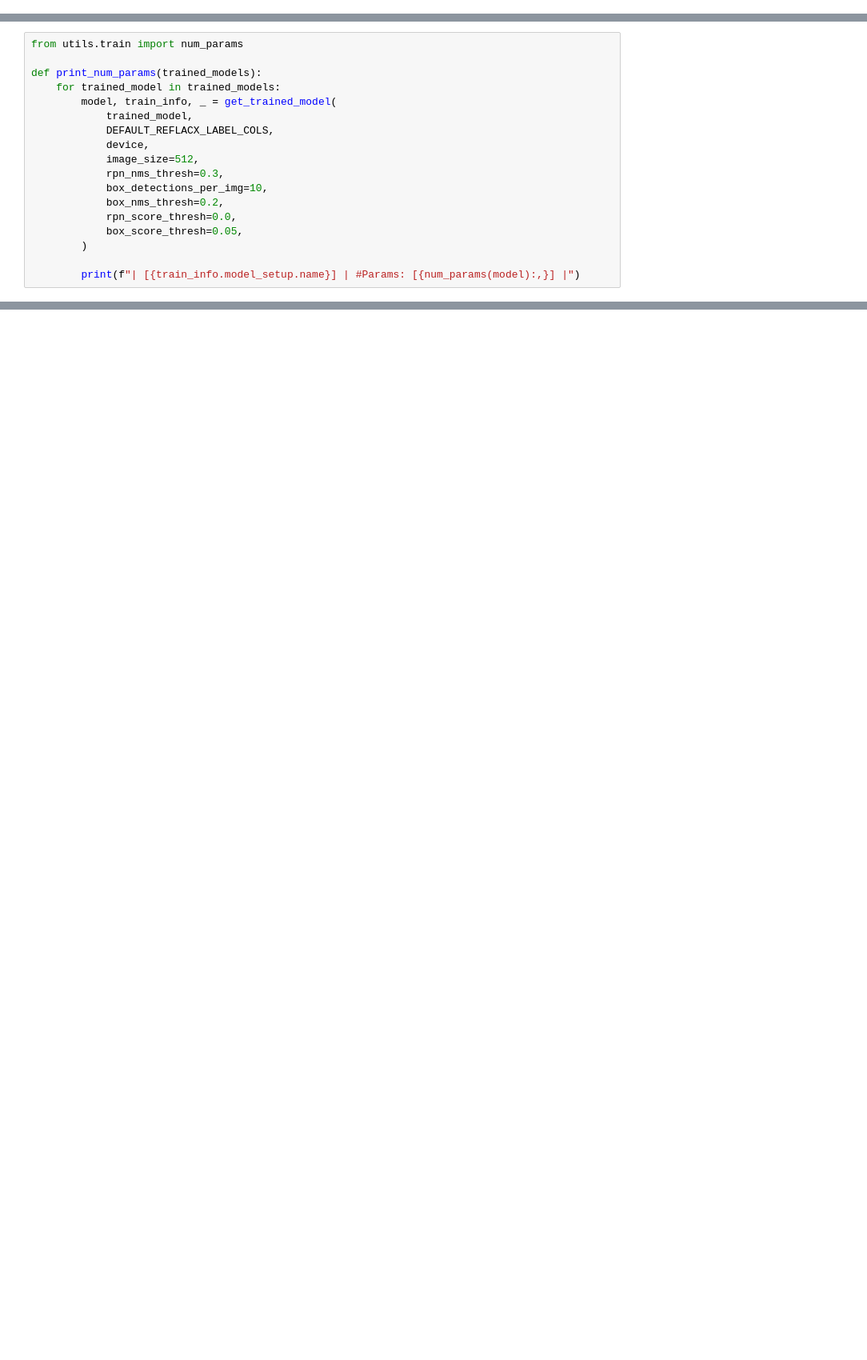
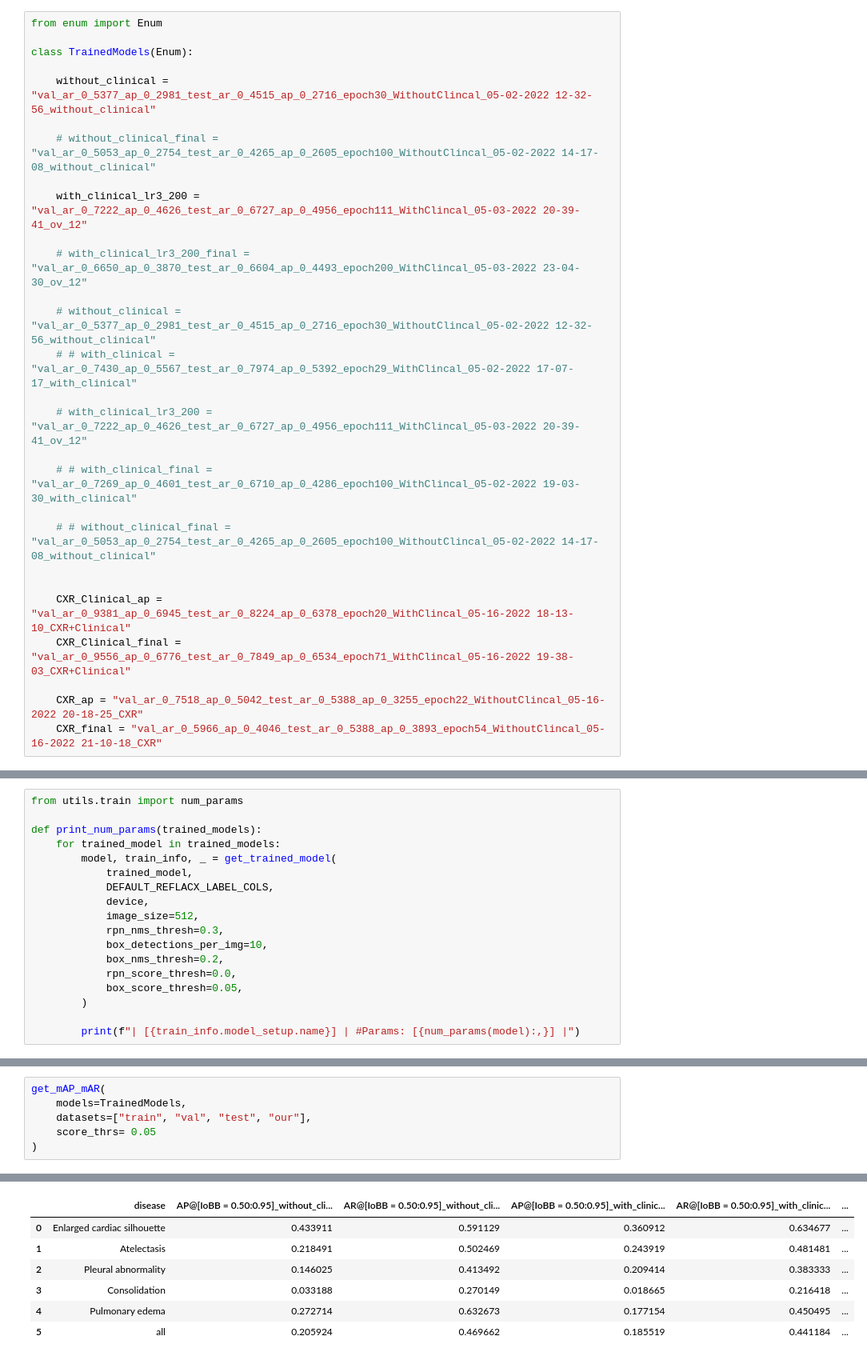
Before and after one commit to ChihchengHsieh/multimodal-abnormalities-detection, a Jupyter notebook: [8.c] findings_2.ipynb, the cells around one changed output, grey strips where cells are left out. Shown at 80% size. Cells and saved outputs as stored; diff of their text form; blank space fills up the shorter version.

```diff
--- a/[8.c] findings_2.ipynb
+++ b/[8.c] findings_2.ipynb
@@ -43,2 +32,30 @@ class TrainedModels(Enum):
+# %%
+from enum import Enum
+
+class TrainedModels(Enum):
+
+    without_clinical = "val_ar_0_5377_ap_0_2981_test_ar_0_4515_ap_0_2716_epoch30_WithoutClincal_05-02-2022 12-32-56_without_clinical"
+
+    # without_clinical_final = "val_ar_0_5053_ap_0_2754_test_ar_0_4265_ap_0_2605_epoch100_WithoutClincal_05-02-2022 14-17-08_without_clinical"
+
+    with_clinical_lr3_200 = "val_ar_0_7222_ap_0_4626_test_ar_0_6727_ap_0_4956_epoch111_WithClincal_05-03-2022 20-39-41_ov_12"
+
+    # with_clinical_lr3_200_final = "val_ar_0_6650_ap_0_3870_test_ar_0_6604_ap_0_4493_epoch200_WithClincal_05-03-2022 23-04-30_ov_12"
+
+    # without_clinical = "val_ar_0_5377_ap_0_2981_test_ar_0_4515_ap_0_2716_epoch30_WithoutClincal_05-02-2022 12-32-56_without_clinical"
+    # # with_clinical = "val_ar_0_7430_ap_0_5567_test_ar_0_7974_ap_0_5392_epoch29_WithClincal_05-02-2022 17-07-17_with_clinical"
+
+    # with_clinical_lr3_200 = "val_ar_0_7222_ap_0_4626_test_ar_0_6727_ap_0_4956_epoch111_WithClincal_05-03-2022 20-39-41_ov_12"
+
+    # # with_clinical_final = "val_ar_0_7269_ap_0_4601_test_ar_0_6710_ap_0_4286_epoch100_WithClincal_05-02-2022 19-03-30_with_clinical"
+
+    # # without_clinical_final = "val_ar_0_5053_ap_0_2754_test_ar_0_4265_ap_0_2605_epoch100_WithoutClincal_05-02-2022 14-17-08_without_clinical"
+
+
+    CXR_Clinical_ap = "val_ar_0_9381_ap_0_6945_test_ar_0_8224_ap_0_6378_epoch20_WithClincal_05-16-2022 18-13-10_CXR+Clinical"
+    CXR_Clinical_final = "val_ar_0_9556_ap_0_6776_test_ar_0_7849_ap_0_6534_epoch71_WithClincal_05-16-2022 19-38-03_CXR+Clinical"
+
+    CXR_ap = "val_ar_0_7518_ap_0_5042_test_ar_0_5388_ap_0_3255_epoch22_WithoutClincal_05-16-2022 20-18-25_CXR"
+    CXR_final = "val_ar_0_5966_ap_0_4046_test_ar_0_5388_ap_0_3893_epoch54_WithoutClincal_05-16-2022 21-10-18_CXR"
 # %%
 naming_map = {
@@ -402,0 +556,7 @@ for dataset in all_datasets:
+# %%
+get_mAP_mAR(
+    models=TrainedModels,
+    datasets=["train", "val", "test", "our"],
+    score_thrs= 0.05
+)
+# %% [output]
@@ -402,0 +564,7 @@ for dataset in all_datasets:
+|  | disease | AP@[IoBB = 0.50:0.95]_without_cli... | AR@[IoBB = 0.50:0.95]_without_cli... | AP@[IoBB = 0.50:0.95]_with_clinic... | AR@[IoBB = 0.50:0.95]_with_clinic... | ... |
+| 0 | Enlarged cardiac silhouette | 0.433911 | 0.591129 | 0.360912 | 0.634677 | ... |
+| 1 | Atelectasis | 0.218491 | 0.502469 | 0.243919 | 0.481481 | ... |
+| 2 | Pleural abnormality | 0.146025 | 0.413492 | 0.209414 | 0.383333 | ... |
+| 3 | Consolidation | 0.033188 | 0.270149 | 0.018665 | 0.216418 | ... |
+| 4 | Pulmonary edema | 0.272714 | 0.632673 | 0.177154 | 0.450495 | ... |
+| 5 | all | 0.205924 | 0.469662 | 0.185519 | 0.441184 | ... |
```
Also changed, not shown: parts of 16 cells of this notebook, 56 other files.
